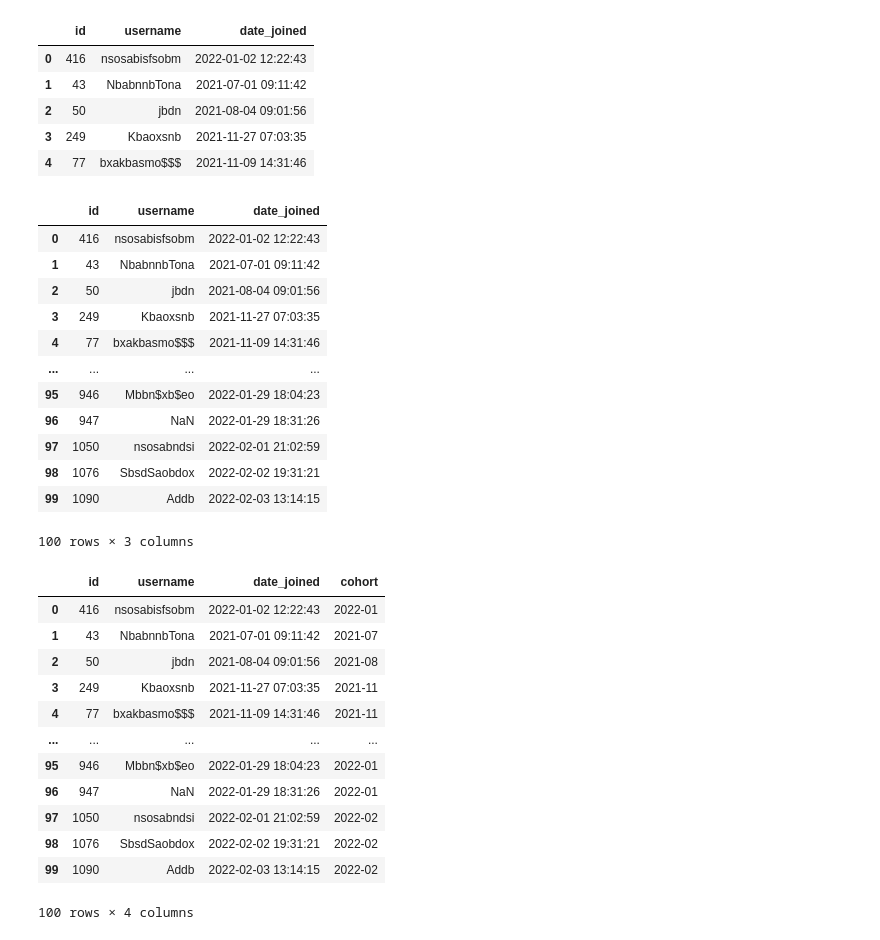
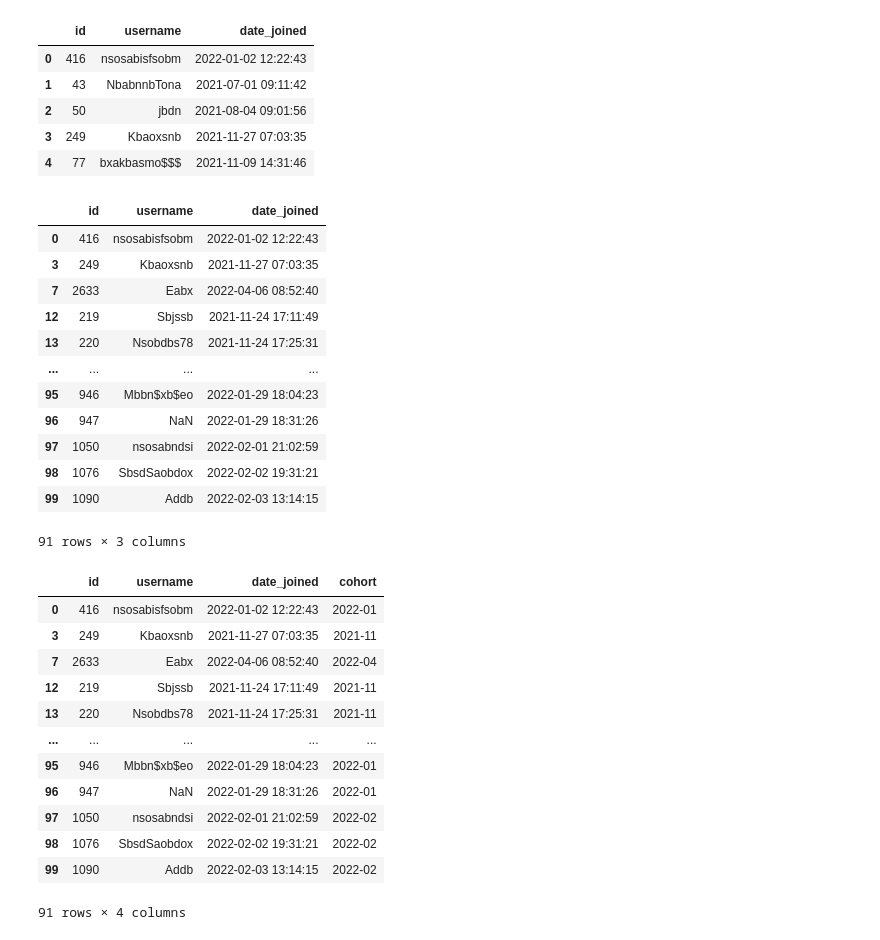
Before and after one commit to alexanderniki/alx-study, a Jupyter notebook: Analytics/Pandas Basics/homework-2.ipynb, the cells around one changed output. Drawn from its saved outputs; the diff is of its cells as text; code cells hidden in the pictures.

```diff
--- a/Analytics/Pandas Basics/homework-2.ipynb
+++ b/Analytics/Pandas Basics/homework-2.ipynb
@@ -164,48 +164,45 @@ df.head()
 # %%
 # Отфильтруем пользователей по id и никам
 
-df_filtered: pd.DataFrame = df[
-    df["id"] >= 94 &
-    ~df.loc[:, 'username'].isin([
-        "fnoxonsnbkbxsnb",
-        "Jonns21241412",
-        "fbxbnsn"
-    ])
-]
-df_filtered
+#df = df[df["id"]>=94 & ~df.loc[:, 'username'].isin(["fnoxonsnbkbxsnb", "Jonns21241412", "fbxbnsn"])]
+
+
+df = df[df["id"]>=94]
+df = df[~df.loc[:, "username"].isin(["fnoxonsnbkbxsnb", "Jonns21241412", "fbxbnsn"])]
+df
 # %% [output]
 |  | id | username | date_joined |
 | 0 | 416 | nsosabisfsobm | 2022-01-02 12:22:43 |
-| 1 | 43 | NbabnnbTona | 2021-07-01 09:11:42 |
-| 2 | 50 | jbdn | 2021-08-04 09:01:56 |
 | 3 | 249 | Kbaoxsnb | 2021-11-27 07:03:35 |
-| 4 | 77 | bxakbasmo$$$ | 2021-11-09 14:31:46 |
+| 7 | 2633 | Eabx | 2022-04-06 08:52:40 |
+| 12 | 219 | Sbjssb | 2021-11-24 17:11:49 |
+| 13 | 220 | Nsobdbs78 | 2021-11-24 17:25:31 |
 | ... | ... | ... | ... |
 | 95 | 946 | Mbbn$xb$eo | 2022-01-29 18:04:23 |
 | 96 | 947 | NaN | 2022-01-29 18:31:26 |
 | 97 | 1050 | nsosabndsi | 2022-02-01 21:02:59 |
 | 98 | 1076 | SbsdSaobdox | 2022-02-02 19:31:21 |
 | 99 | 1090 | Addb | 2022-02-03 13:14:15 |
-100 rows × 3 columns
+91 rows × 3 columns
 # %%
 # Создаем поле с датами
 
-df_filtered["cohort"] = pd.to_datetime(df_filtered["date_joined"]).dt.strftime("%Y-%m")
-df_filtered
+df["cohort"] = pd.to_datetime(df["date_joined"]).dt.strftime("%Y-%m")
+df
 # %% [output]
 |  | id | username | date_joined | cohort |
 | 0 | 416 | nsosabisfsobm | 2022-01-02 12:22:43 | 2022-01 |
-| 1 | 43 | NbabnnbTona | 2021-07-01 09:11:42 | 2021-07 |
-| 2 | 50 | jbdn | 2021-08-04 09:01:56 | 2021-08 |
 | 3 | 249 | Kbaoxsnb | 2021-11-27 07:03:35 | 2021-11 |
-| 4 | 77 | bxakbasmo$$$ | 2021-11-09 14:31:46 | 2021-11 |
+| 7 | 2633 | Eabx | 2022-04-06 08:52:40 | 2022-04 |
+| 12 | 219 | Sbjssb | 2021-11-24 17:11:49 | 2021-11 |
+| 13 | 220 | Nsobdbs78 | 2021-11-24 17:25:31 | 2021-11 |
 | ... | ... | ... | ... | ... |
 | 95 | 946 | Mbbn$xb$eo | 2022-01-29 18:04:23 | 2022-01 |
 | 96 | 947 | NaN | 2022-01-29 18:31:26 | 2022-01 |
 | 97 | 1050 | nsosabndsi | 2022-02-01 21:02:59 | 2022-02 |
 | 98 | 1076 | SbsdSaobdox | 2022-02-02 19:31:21 | 2022-02 |
 | 99 | 1090 | Addb | 2022-02-03 13:14:15 | 2022-02 |
-100 rows × 4 columns
+91 rows × 4 columns
 # %%
 # Расчитаем долю каждой когорты в общем количестве
 # зарегистрированных пользователей.
```
Also changed, not shown: parts of 2 cells of this notebook.
